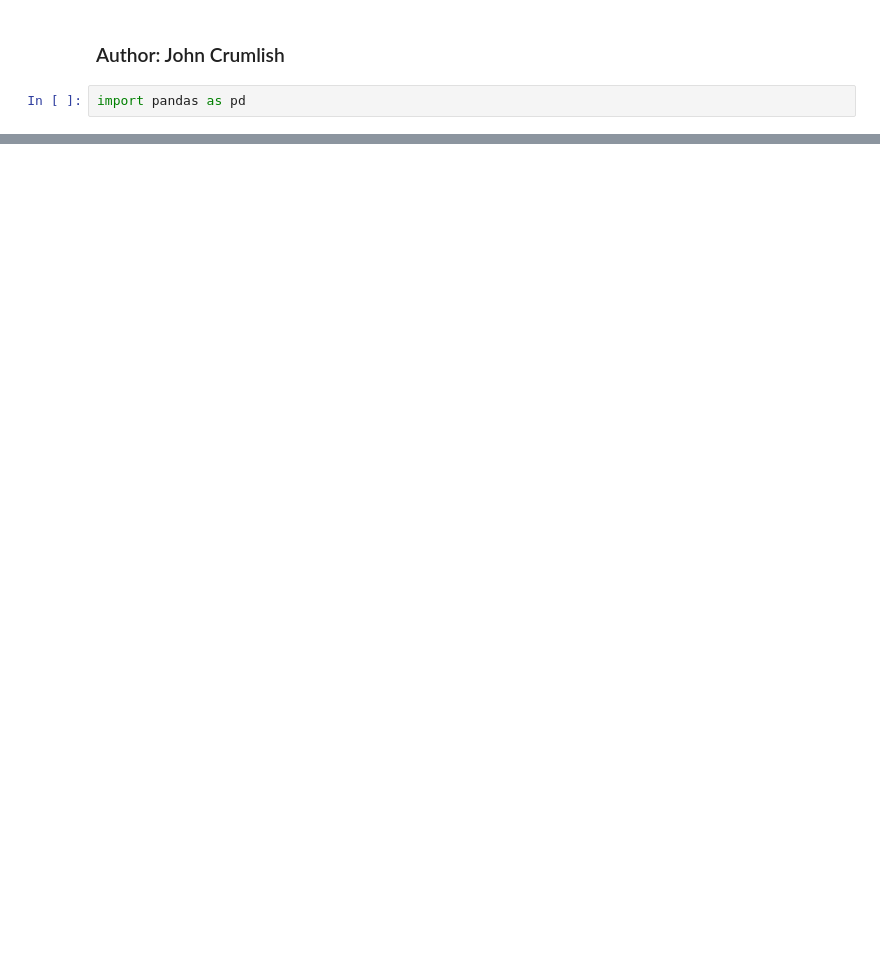
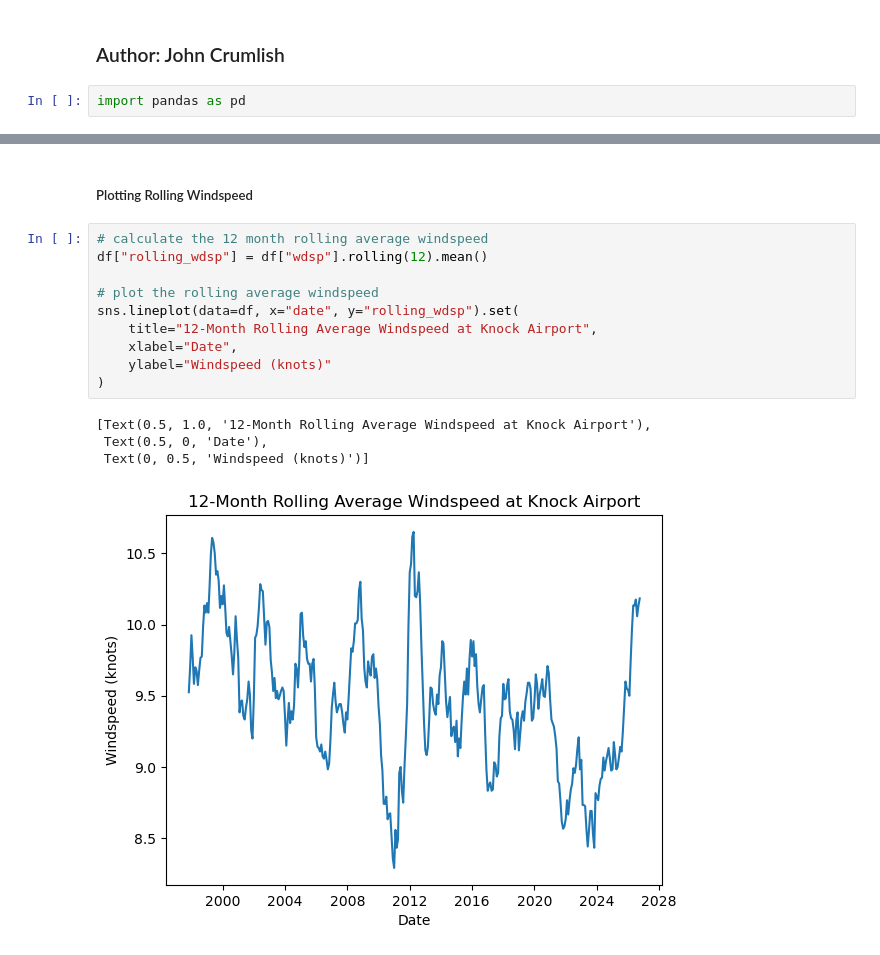
Before and after one commit to johncrumlish25/programming-for-data-analytics, a Jupyter notebook: assignments/assignment06-weather.ipynb, the cells around one changed output, grey strips where cells are left out. Saved outputs shown, nothing was run; the diff lists cells and outputs as text; blank space fills up the shorter version.

```diff
--- a/assignments/assignment06-weather.ipynb
+++ b/assignments/assignment06-weather.ipynb
@@ -9,0 +129,17 @@ FileNotFoundError: [Errno 2] No such file or directory: ''
+# %% [markdown]
+##### Plotting Rolling Windspeed
+# %%
+# calculate the 12 month rolling average windspeed
+df["rolling_wdsp"] = df["wdsp"].rolling(12).mean()
+
+# plot the rolling average windspeed
+sns.lineplot(data=df, x="date", y="rolling_wdsp").set(
+    title="12-Month Rolling Average Windspeed at Knock Airport",
+    xlabel="Date",
+    ylabel="Windspeed (knots)"
+)
+# %% [output]
+[Text(0.5, 1.0, '12-Month Rolling Average Windspeed at Knock Airport'),
+ Text(0.5, 0, 'Date'),
+ Text(0, 0.5, 'Windspeed (knots)')]
+[figure, added]
```
Also changed, not shown: parts of 15 cells of this notebook, 1 other file.
